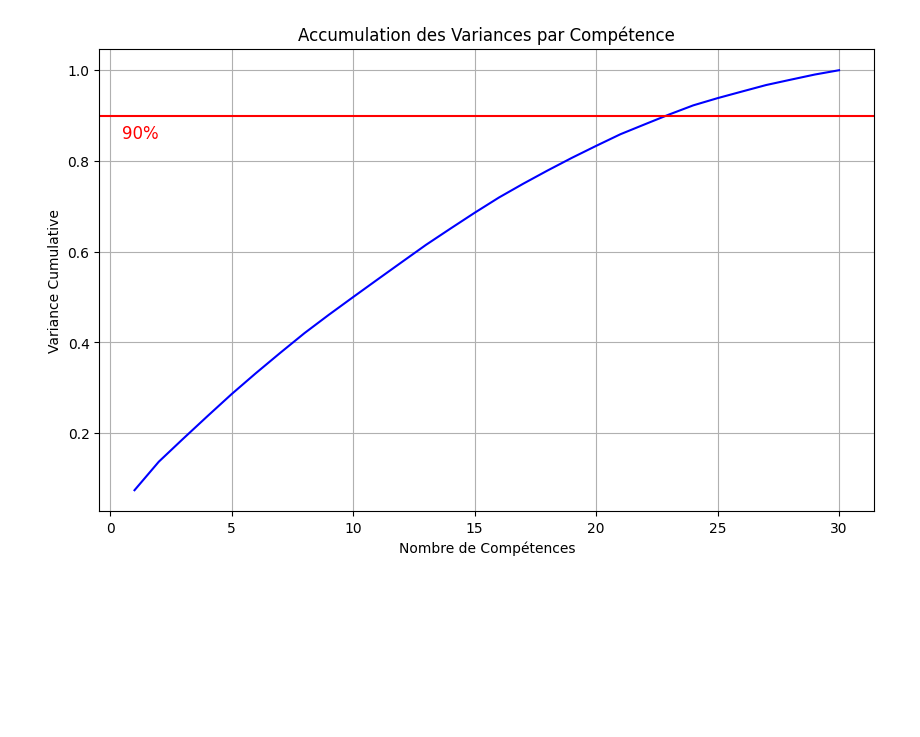
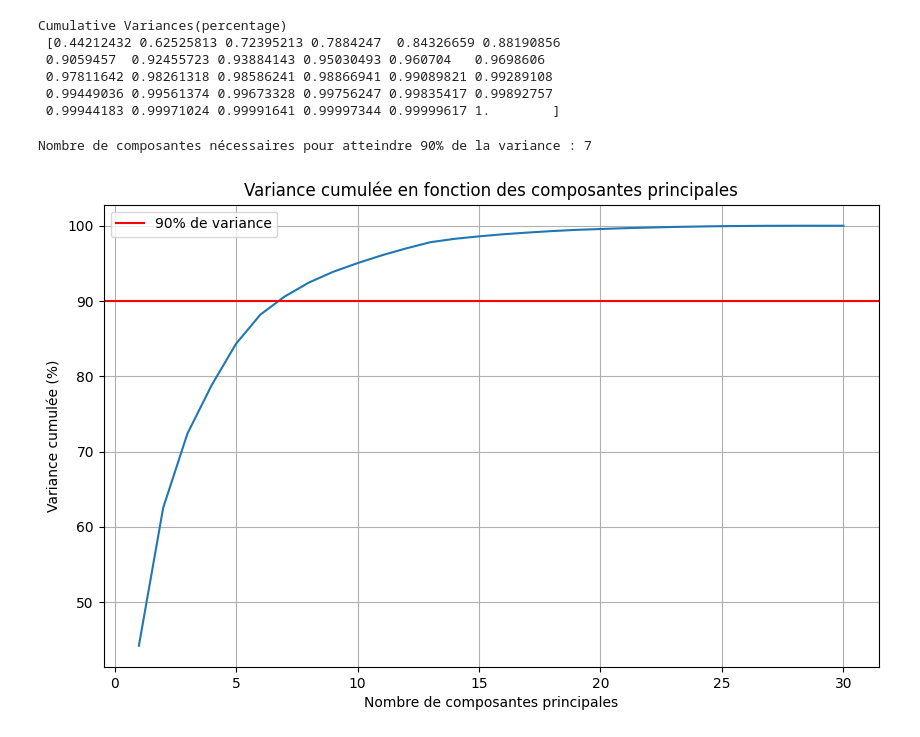
Before and after one commit to gregoiregobert/42work, a Jupyter notebook: Piscine_data_science/Day_04/ex02/variances.ipynb, the cells around one changed output. Cells and saved outputs as stored; diff of their text form; code cells hidden in the pictures; blank space fills up the shorter version.

```diff
--- a/Piscine_data_science/Day_04/ex02/variances.ipynb
+++ b/Piscine_data_science/Day_04/ex02/variances.ipynb
@@ -50,0 +14,13 @@ Nombre de compétences nécessaires pour atteindre 90% de la variance: 22
+# %%
+
+# Standardisation des données (important avant une PCA)
+scaler = StandardScaler()
+scaled_df = scaler.fit_transform(df)  # df : ton DataFrame sans les colonnes non numériques/catégorielles
+
+# PCA
+pca = PCA()
+pca.fit(scaled_df)
+
+# Variance expliquée par chaque composante principale
+explained_variance = pca.explained_variance_ratio_
+print('Variances (percentage)\n', explained_variance)
@@ -51,13 +37,29 @@ Nombre de compétences nécessaires pour atteindre 90% de la variance: 22
+# %%
+cumulative_variance = np.cumsum(explained_variance)
+print('Cumulative Variances(percentage)\n', cumulative_variance)
+
+# Trouver le nombre de composantes nécessaires
+nb_components_90 = np.argmax(cumulative_variance >= 0.9) + 1  # +1  (index 0-based)
+# %% [output]
+Cumulative Variances(percentage)
+ [0.44212432 0.62525813 0.72395213 0.7884247  0.84326659 0.88190856
+ 0.9059457  0.92455723 0.93884143 0.95030493 0.960704   0.9698606
+ 0.97811642 0.98261318 0.98586241 0.98866941 0.99089821 0.99289108
+ 0.99449036 0.99561374 0.99673328 0.99756247 0.99835417 0.99892757
+ 0.99944183 0.99971024 0.99991641 0.99997344 0.99999617 1.        ]
+# %%
+print(f"Nombre de composantes nécessaires pour atteindre 90% de la variance : {nb_components_90}")
+# %% [output]
+Nombre de composantes nécessaires pour atteindre 90% de la variance : 7
 # %%
-# Créer un graphique de la variance cumulative
 plt.figure(figsize=(10, 6))
-plt.plot(range(1, len(variance_cumsum) + 1), variance_cumsum, color='b')
-plt.title('Accumulation des Variances par Compétence')
-plt.xlabel('Nombre de Compétences')
-plt.ylabel('Variance Cumulative')
-plt.axhline(y=0.90, color='r')
-plt.text(0.5, 0.85, '90%', color='red', fontsize=12)
+plt.plot(range(1, len(cumulative_variance) + 1), cumulative_variance * 100)
+plt.axhline(y=90, color='r', linestyle='-', label='90% de variance')
+plt.title("Variance cumulée en fonction des composantes principales")
+plt.xlabel("Nombre de composantes principales")
+plt.ylabel("Variance cumulée (%)")
+plt.legend()
 plt.grid(True)
 plt.show()
 # %% [output]
-[figure, old version]
+[figure, new version]
```
Also changed, not shown: parts of 6 cells of this notebook, 2 other files.
